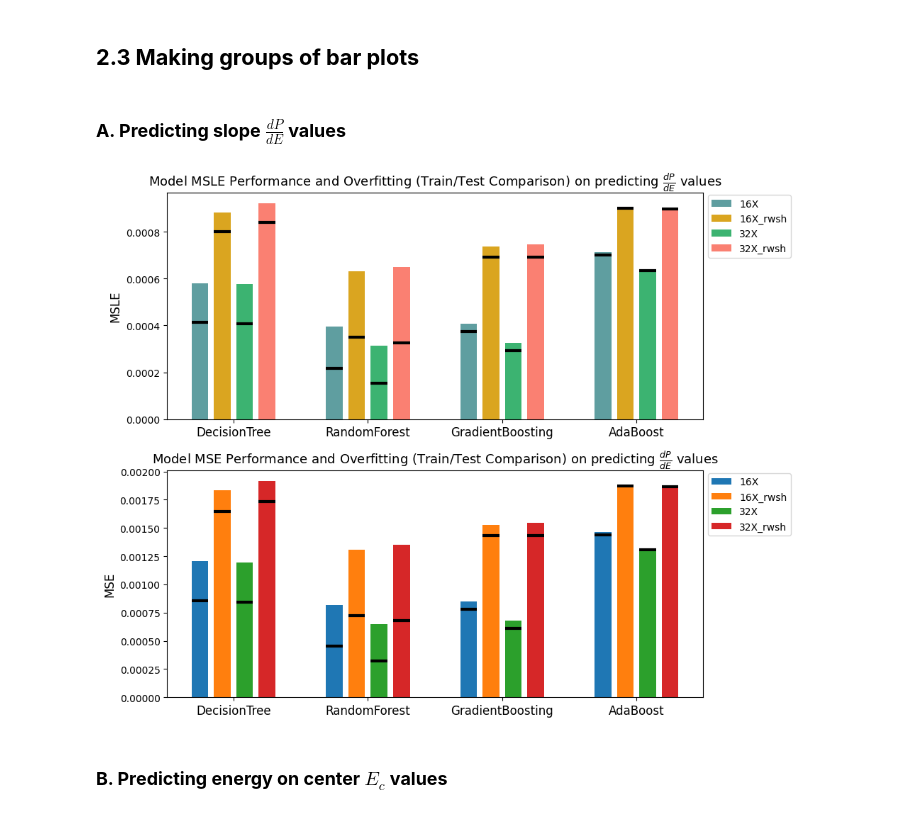
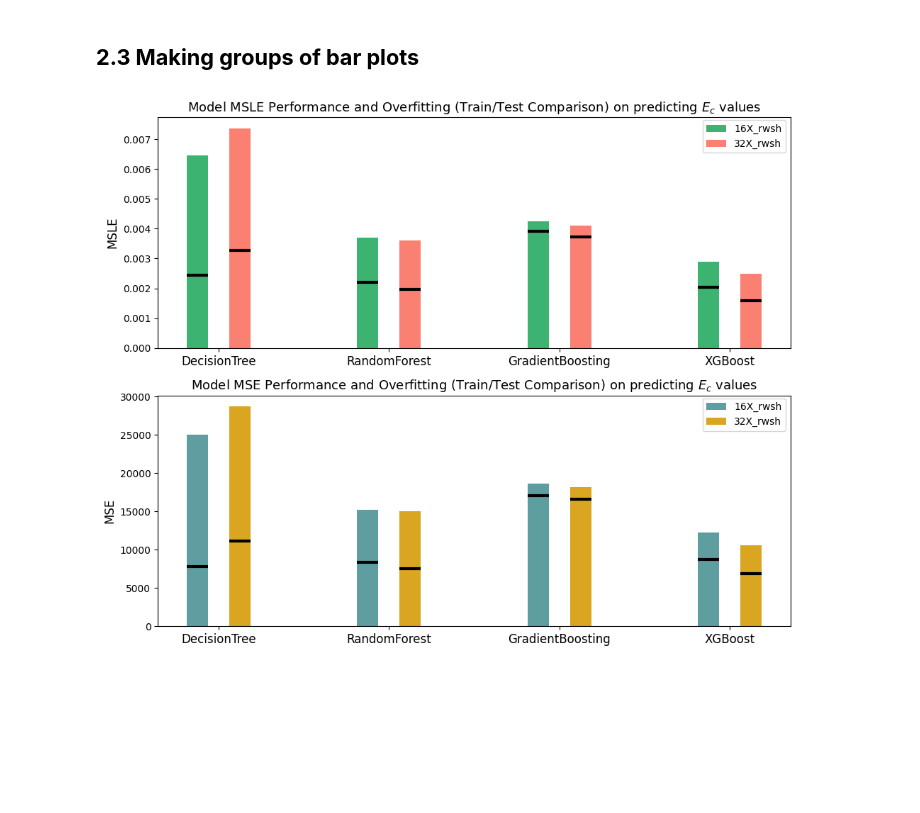
Before and after one commit to istergak/MSc-Computational-Physics-AUTH, a Jupyter notebook: Thesis - ML and ANNs regression models for Exotic Star's EOSs/Part 3 - Training and testing ML regression algorithms/assessing_summary_ml_reg.ipynb, the cells around one changed output. Drawn from its saved outputs; the diff is of its cells as text; code cells hidden in the pictures; blank space fills up the shorter version.

```diff
--- a/Thesis - ML and ANNs regression models for Exotic Star's EOSs/Part 3 - Training and testing ML regression algorithms/assessing_summary_ml_reg.ipynb
+++ b/Thesis - ML and ANNs regression models for Exotic Star's EOSs/Part 3 - Training and testing ML regression algorithms/assessing_summary_ml_reg.ipynb
@@ -572,21 +135,18 @@ assess_ML(star_type="QS",mag_reg="PcMmax",x_data_types=["16X","16X_rwsh","32X","
 # %% [markdown]
 ## **2.3 Making groups of bar plots**
-# %% [markdown]
-### **A. Predicting slope $\frac{dP}{dE}$ values**
 # %%
 # Initialzing the figure and axis
-fig_gbar_dpde_QS,axis_gbar_dpde_QS = plt.subplots(2,1,figsize=(10,8))
+fig_gbar_enrg_QS,axis_gbar_enrg_QS = plt.subplots(2,1,figsize=(10,8))
 
-# Initializing the bar colors
-bar_clrs = ["cadetblue","goldenrod","mediumseagreen","salmon"]
+# Defining the bar colors
+bar_clrs_mse = ["cadetblue","goldenrod"]
+bar_clrs_msle = ["mediumseagreen","salmon"]
 
 # MSLE results
-assess_ML(star_type="QS",mag_reg="dpde",x_data_types=["16X","16X_rwsh","32X","32X_rwsh"]).make_bar_plot("msle",axis_gbar_dpde_QS[0],bar_colors=bar_clrs)
+assess_ML(star_type="QS",mag_reg="enrg",x_data_types=["16X_rwsh","32X_rwsh"]).make_bar_plots("msle",axis_gbar_enrg_QS[0],bar_colors=bar_clrs_msle)
 # MSE results
-assess_ML(star_type="QS",mag_reg="dpde",x_data_types=["16X","16X_rwsh","32X","32X_rwsh"]).make_bar_plot("mse",axis_gbar_dpde_QS[1])
+assess_ML(star_type="QS",mag_reg="enrg",x_data_types=["16X_rwsh","32X_rwsh"]).make_bar_plots("mse",axis_gbar_enrg_QS[1],bar_colors=bar_clrs_mse)
 
-fig_gbar_dpde_QS.tight_layout()
+fig_gbar_enrg_QS.tight_layout()
 # %% [output]
-[figure, old version]
+[figure, new version]
-# %% [markdown]
-### **B. Predicting energy on center $E_c$ values**
```
Also changed, not shown: parts of 82 cells of this notebook, 6 other files.
